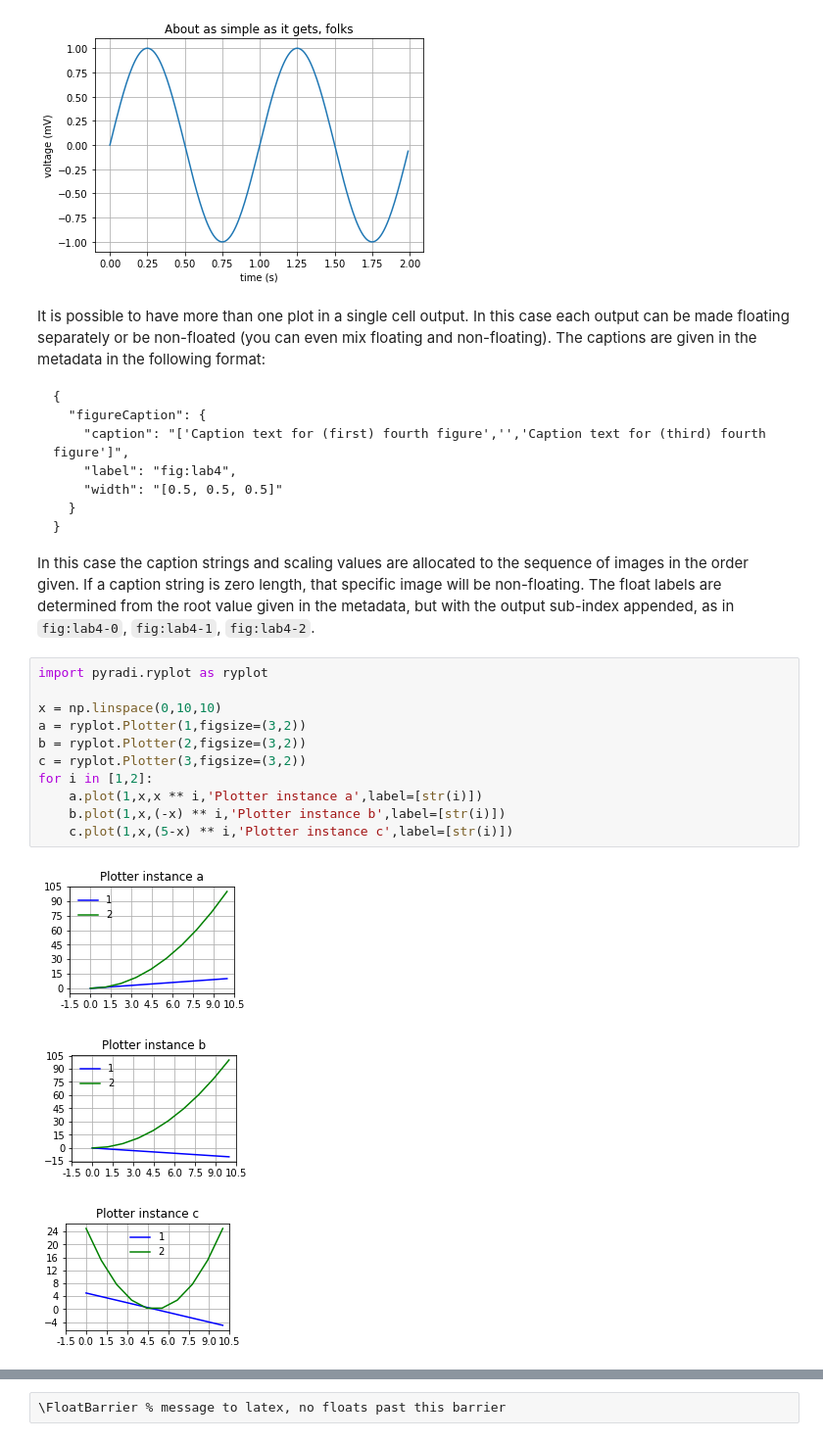
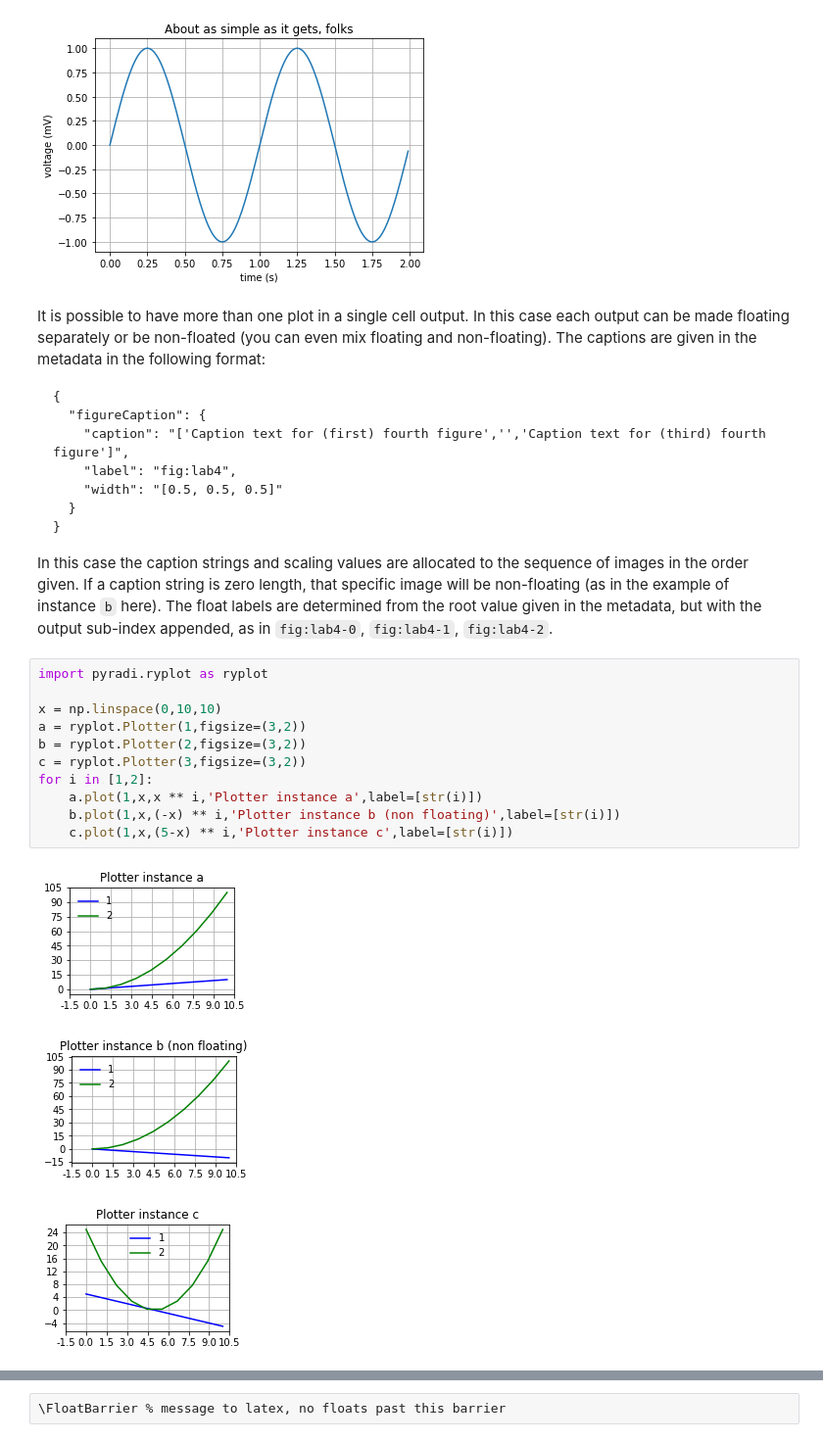
Before and after one commit to NelisW/ipynb2tex, a Jupyter notebook: test2LaTeX.ipynb, the cells around one changed output, grey strips where cells are left out. Shown at 98% size. Drawn from its saved outputs; the diff is of its cells as text.

Commit message:
added (###) to caption strings

```diff
--- a/test2LaTeX.ipynb
+++ b/test2LaTeX.ipynb
@@ -456,19 +465,19 @@ It is possible to have more than one plot in a single cell output.  In this case
       }
     }
 
-In this case the caption strings and scaling values are allocated to the sequence of images in the order given.  If a caption string is zero length, that specific image will be non-floating.  The float labels are determined from the root value given in the metadata, but with the output sub-index appended, as in `fig:lab4-0`, `fig:lab4-1`, `fig:lab4-2`.
+In this case the caption strings and scaling values are allocated to the sequence of images in the order given.  If a caption string is zero length, that specific image will be non-floating (as in the example of instance `b` here).  The float labels are determined from the root value given in the metadata, but with the output sub-index appended, as in `fig:lab4-0`, `fig:lab4-1`, `fig:lab4-2`.
 # %%
 import pyradi.ryplot as ryplot
 
 x = np.linspace(0,10,10)
 a = ryplot.Plotter(1,figsize=(3,2))
 b = ryplot.Plotter(2,figsize=(3,2))
 c = ryplot.Plotter(3,figsize=(3,2))
 for i in [1,2]:
     a.plot(1,x,x ** i,'Plotter instance a',label=[str(i)])
-    b.plot(1,x,(-x) ** i,'Plotter instance b',label=[str(i)])
+    b.plot(1,x,(-x) ** i,'Plotter instance b (non floating)',label=[str(i)])
     c.plot(1,x,(5-x) ** i,'Plotter instance c',label=[str(i)])
 # %% [output]
 [figure]
-[figure, old version]
+[figure, new version]
 [figure]
```
Also changed, not shown: parts of 30 cells of this notebook, 3 other files.
